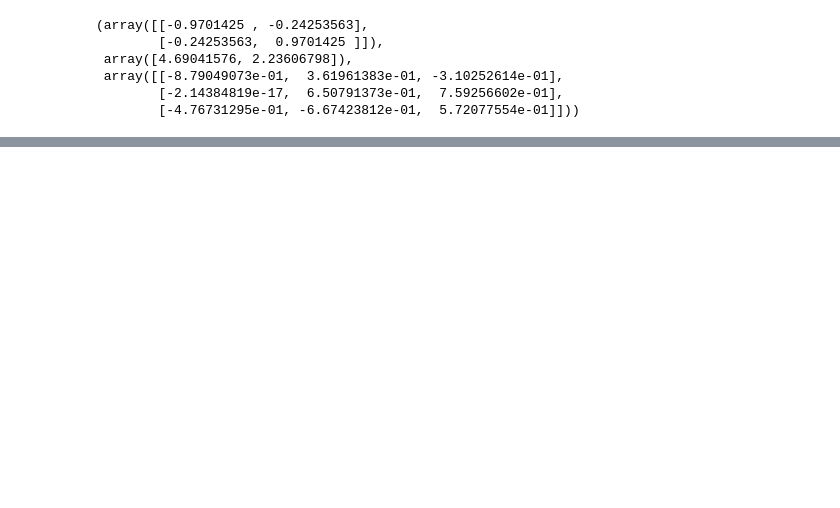
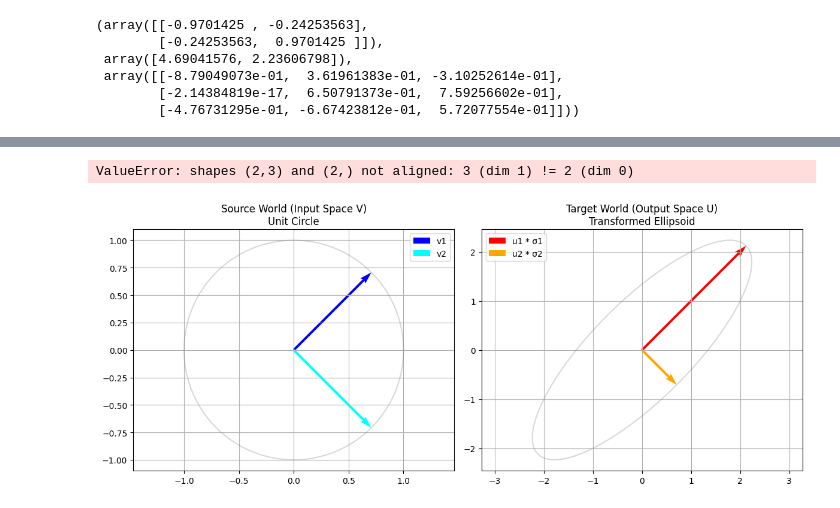
Before and after one commit to Saheb/from-scratch, a Jupyter notebook: svd/svd.ipynb, the cells around one changed output, grey strips where cells are left out. Saved outputs shown, nothing was run; the diff lists cells and outputs as text; code cells hidden in the pictures; blank space fills up the shorter version.

```diff
--- a/svd/svd.ipynb
+++ b/svd/svd.ipynb
@@ -203,0 +281,52 @@ U, S, Mt
+# %%
+# A 3x2 matrix (Tall)
+M_tall = np.array([
+    [1, 2],
+    [3, 4],
+    [5, 6]
+])
+U, S, Vt = svd(M_tall)
+# %% [output]
+ValueError: shapes (2,3) and (2,) not aligned: 3 (dim 1) != 2 (dim 0)
+# %%
+import matplotlib.pyplot as plt
+
+# 1. Setup a simple transformation matrix A
+A_viz = np.array([[2, 1], [1, 2]])
+U_viz, S_viz, Vt_viz = svd(A_viz) # Using your custom SVD!
+V_viz = Vt_viz.T
+
+# 2. Create a unit circle (the "Source")
+theta = np.linspace(0, 2*np.pi, 100)
+circle = np.array([np.cos(theta), np.sin(theta)])
+
+# 3. Transform the circle (the "Target")
+transformed_circle = A_viz @ circle
+
+# 4. Plotting
+fig, (ax1, ax2) = plt.subplots(1, 2, figsize=(12, 5))
+
+# --- Source World (V) ---
+ax1.plot(circle[0], circle[1], color='gray', alpha=0.3)
+# Plot V vectors
+ax1.quiver(0, 0, V_viz[0,0], V_viz[1,0], color='blue', scale=1, scale_units='xy', label='v1')
+ax1.quiver(0, 0, V_viz[0,1], V_viz[1,1], color='cyan', scale=1, scale_units='xy', label='v2')
+ax1.set_title("Source World (Input Space V)\nUnit Circle")
+ax1.axis('equal')
+ax1.grid(True)
+ax1.legend()
+
+# --- Target World (U * Sigma) ---
+ax2.plot(transformed_circle[0], transformed_circle[1], color='gray', alpha=0.3)
+# Plot U * Sigma vectors (The actual axes of the ellipsoid)
+ax2.quiver(0, 0, U_viz[0,0]*S_viz[0], U_viz[1,0]*S_viz[0], color='red', scale=1, scale_units='xy', label='u1 * σ1')
+ax2.quiver(0, 0, U_viz[0,1]*S_viz[1], U_viz[1,1]*S_viz[1], color='orange', scale=1, scale_units='xy', label='u2 * σ2')
+ax2.set_title("Target World (Output Space U)\nTransformed Ellipsoid")
+ax2.axis('equal')
+ax2.grid(True)
+ax2.legend()
+
+plt.tight_layout()
+plt.show()
+# %% [output]
+[figure, added]
```
Also changed, not shown: parts of 19 cells of this notebook.
